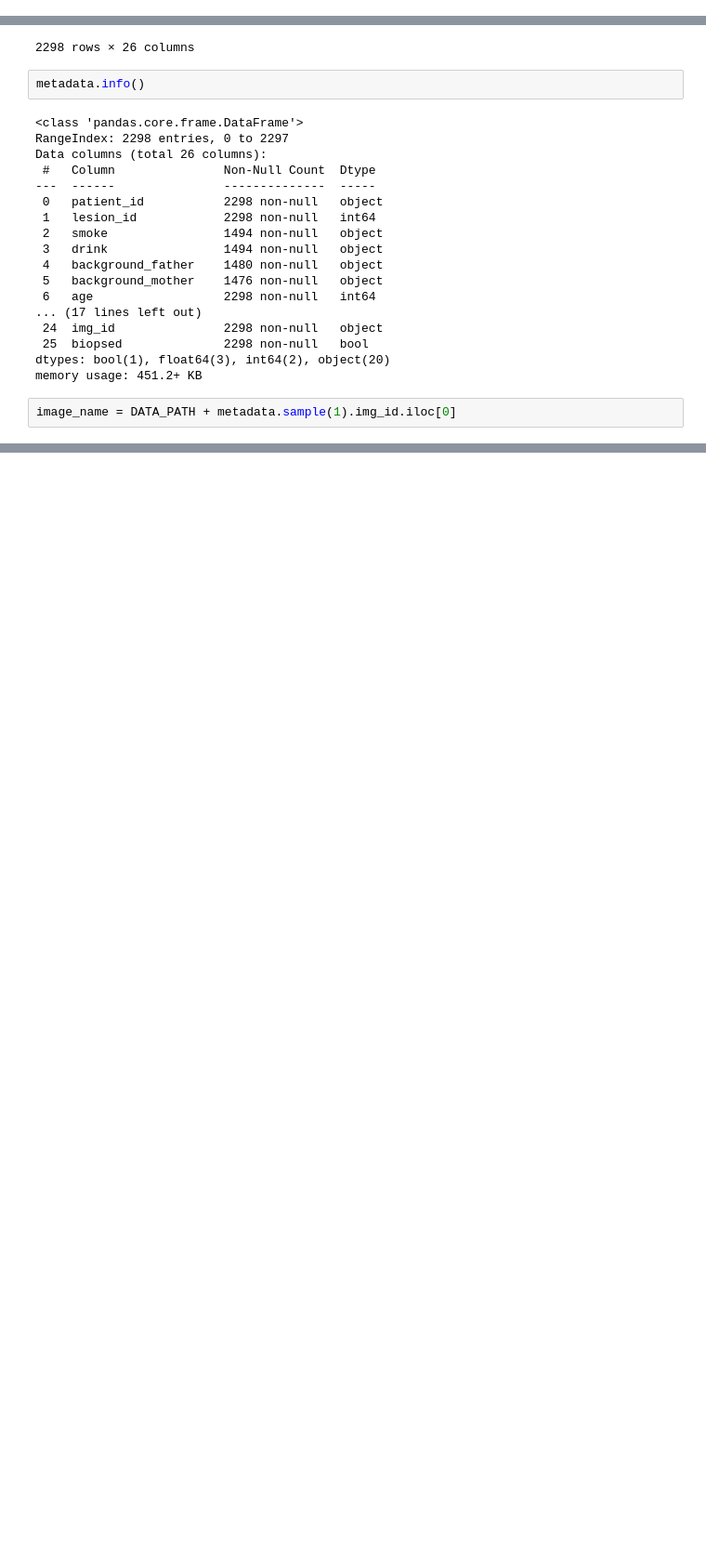
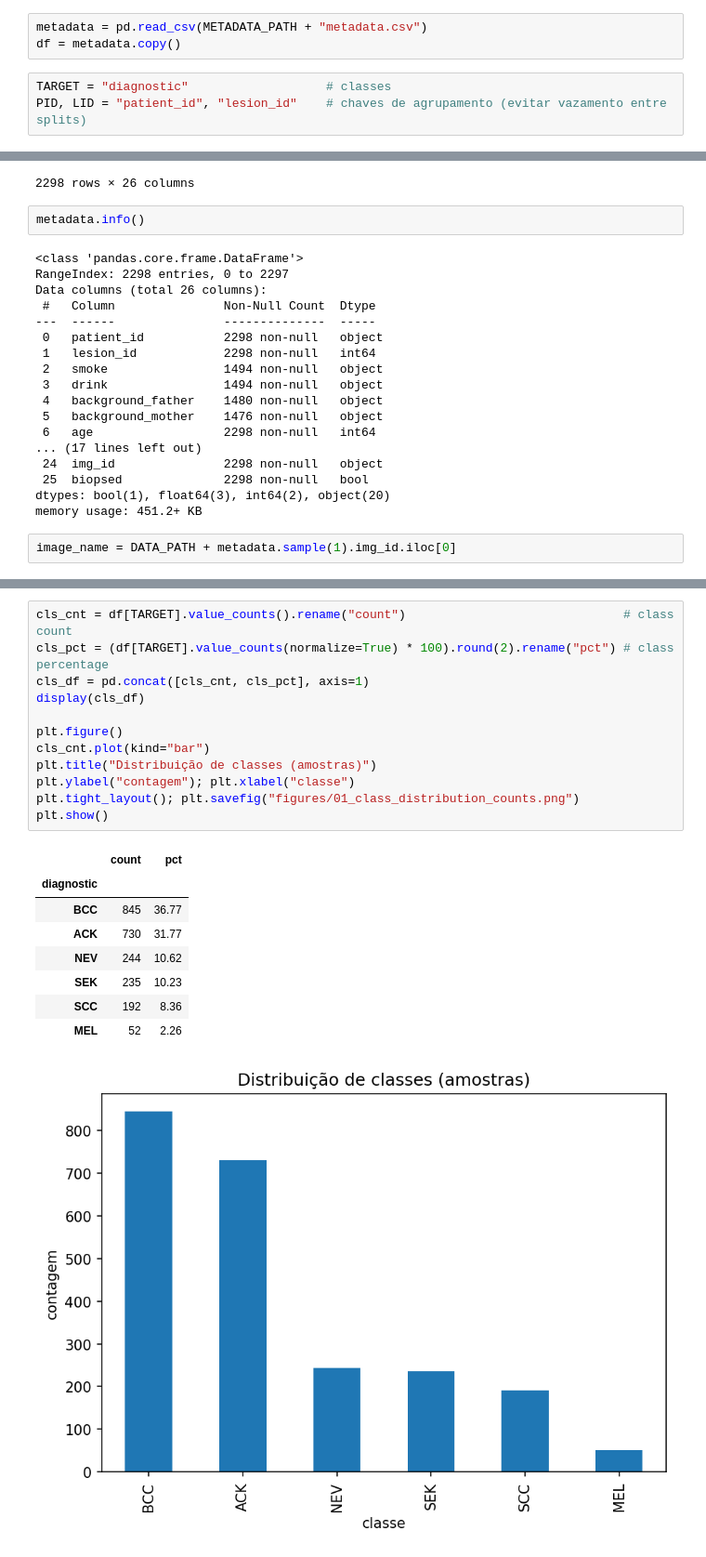
Before and after one commit to MariSegato/UFES-postgraduate-data-science-final-project, a Jupyter notebook: notebooks/dataset.ipynb, the cells around one changed output, grey strips where cells are left out. Shown at 93% size. Cells and saved outputs as stored; diff of their text form; blank space fills up the shorter version.

Commit message:
setup, variável target

```diff
--- a/notebooks/dataset.ipynb
+++ b/notebooks/dataset.ipynb
@@ -16,0 +38,6 @@ metadata = pd.read_csv(METADATA_PATH + "metadata.csv")
+# %%
+metadata = pd.read_csv(METADATA_PATH + "metadata.csv")
+df = metadata.copy()
+# %%
+TARGET = "diagnostic"                   # classes
+PID, LID = "patient_id", "lesion_id"    # chaves de agrupamento (evitar vazamento entre splits)
@@ -65,0 +99,22 @@ display(img)
+# %%
+cls_cnt = df[TARGET].value_counts().rename("count")                              # class count
+cls_pct = (df[TARGET].value_counts(normalize=True) * 100).round(2).rename("pct") # class percentage
+cls_df = pd.concat([cls_cnt, cls_pct], axis=1)
+display(cls_df)
+
+plt.figure()
+cls_cnt.plot(kind="bar")
+plt.title("Distribuição de classes (amostras)")
+plt.ylabel("contagem"); plt.xlabel("classe")
+plt.tight_layout(); plt.savefig("figures/01_class_distribution_counts.png")
+plt.show()
+# %% [output]
+|  | count | pct |
+| diagnostic |  |  |
+| BCC | 845 | 36.77 |
+| ACK | 730 | 31.77 |
+| NEV | 244 | 10.62 |
+| SEK | 235 | 10.23 |
+| SCC | 192 | 8.36 |
+| MEL | 52 | 2.26 |
+[figure, added]
```
Also changed, not shown: parts of 35 cells of this notebook.
